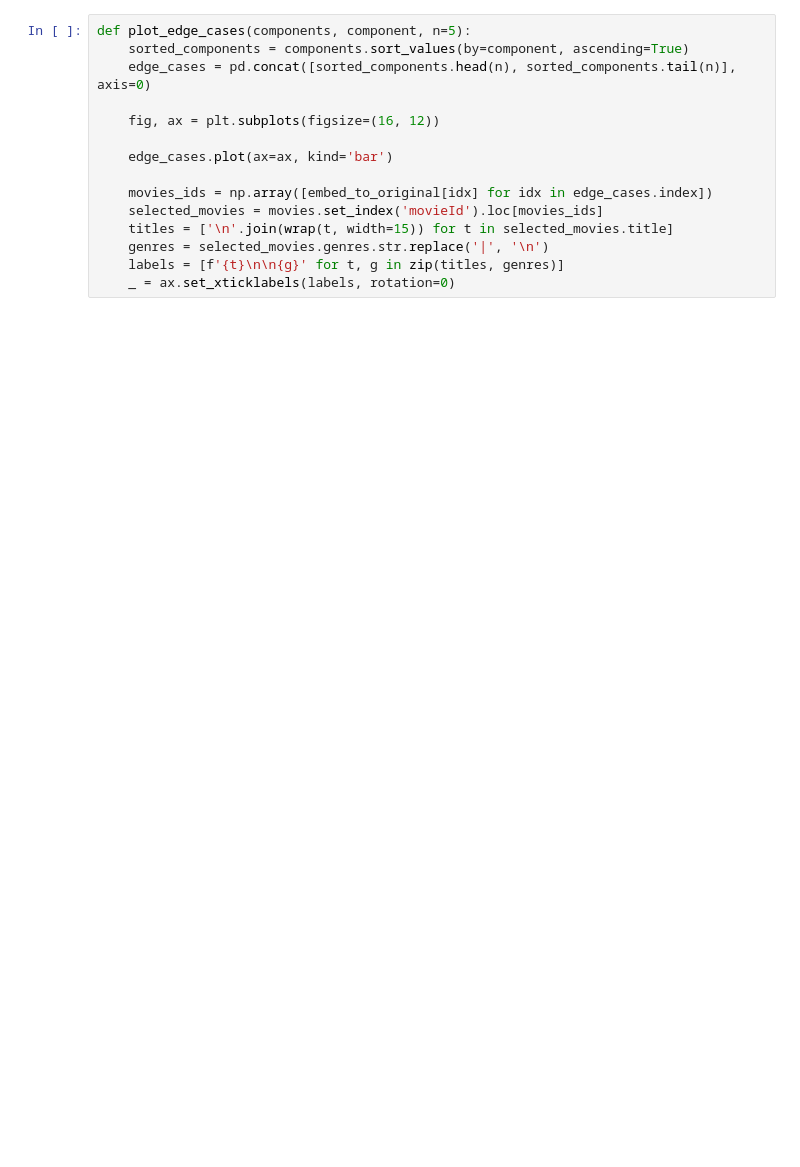
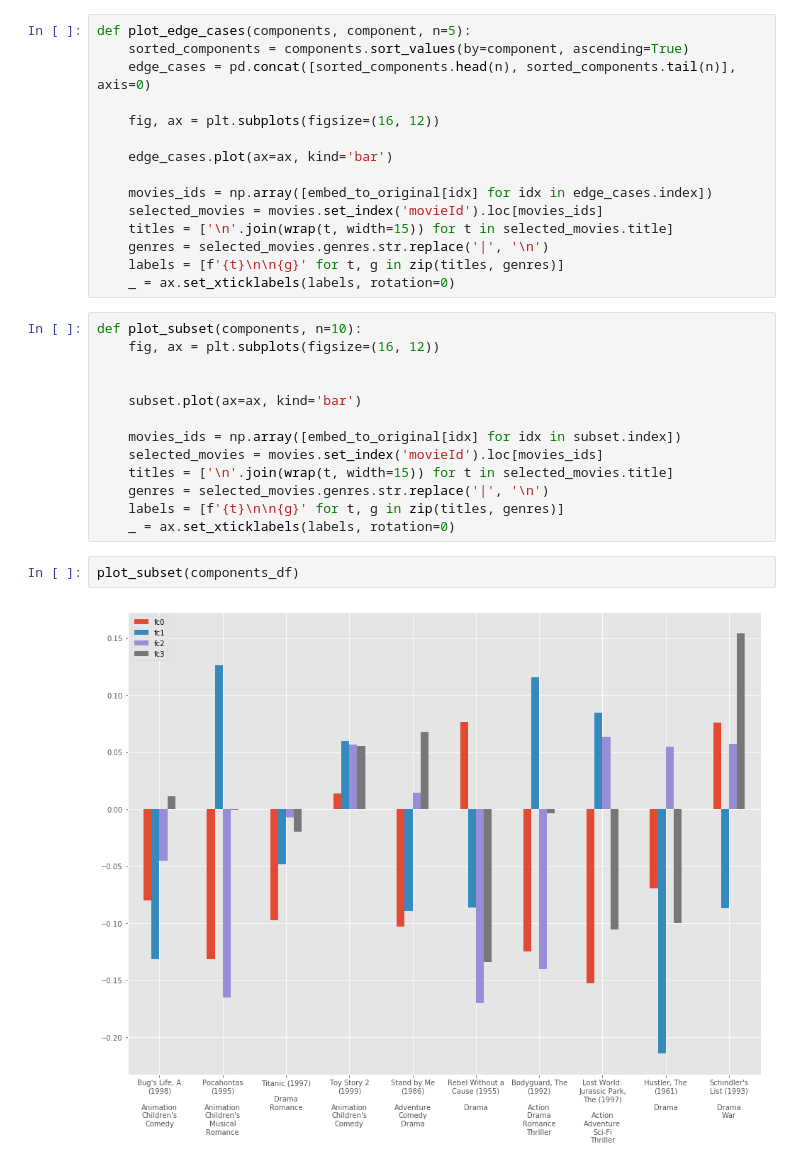
Before and after one commit to devforfu/pytorch_playground, a Jupyter notebook: movielens.ipynb, the cells around one changed output. Drawn from its saved outputs; the diff is of its cells as text; blank space fills up the shorter version.

```diff
--- a/movielens.ipynb
+++ b/movielens.ipynb
@@ -639,6 +594,23 @@ def plot_edge_cases(components, component, n=5):
     genres = selected_movies.genres.str.replace('|', '\n')
     labels = [f'{t}\n\n{g}' for t, g in zip(titles, genres)]
     _ = ax.set_xticklabels(labels, rotation=0)
+# %%
+def plot_subset(components, n=10):
+    fig, ax = plt.subplots(figsize=(16, 12))
+
+
+    subset.plot(ax=ax, kind='bar')
+
+    movies_ids = np.array([embed_to_original[idx] for idx in subset.index])
+    selected_movies = movies.set_index('movieId').loc[movies_ids]
+    titles = ['\n'.join(wrap(t, width=15)) for t in selected_movies.title]
+    genres = selected_movies.genres.str.replace('|', '\n')
+    labels = [f'{t}\n\n{g}' for t, g in zip(titles, genres)]
+    _ = ax.set_xticklabels(labels, rotation=0)
+# %%
+plot_subset(components_df)
+# %% [output]
+[figure, added]
 # %%
 plot_edge_cases(components_df, 'fc0')
 # %% [output]
```
Also changed, not shown: parts of 19 cells of this notebook.
